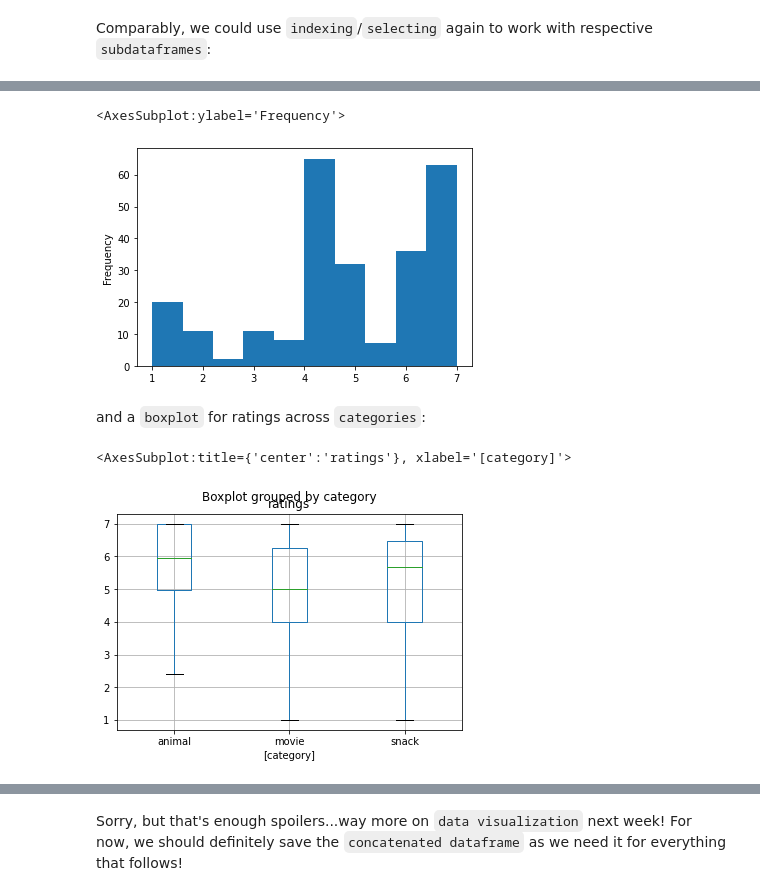
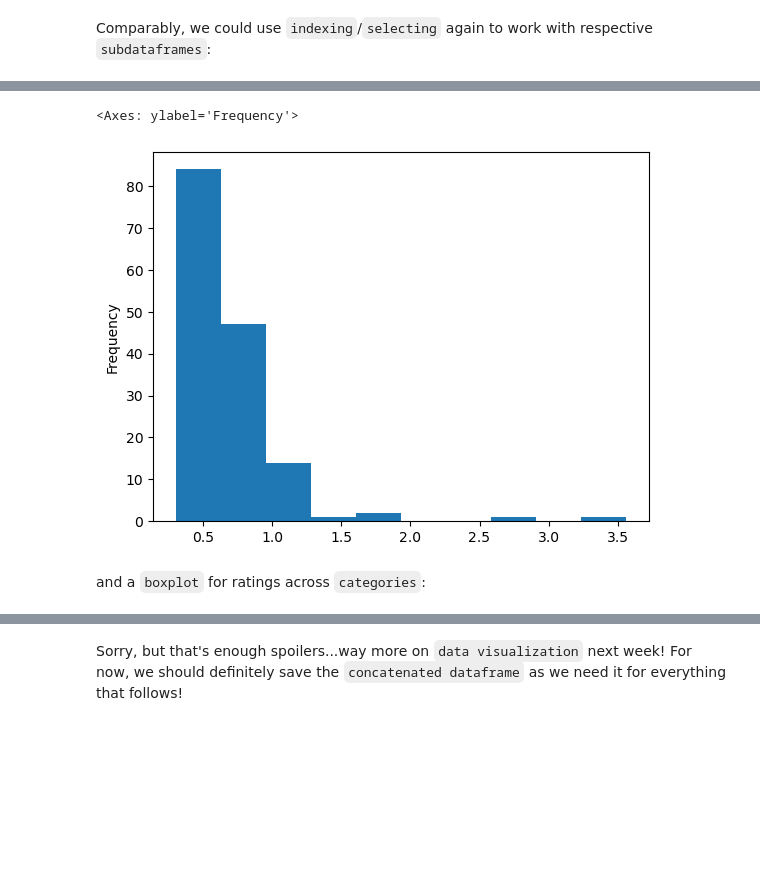
Before and after one commit to MarkovYu/Python_For_Psychologists_24, a Jupyter notebook: lecture/_build/jupyter_execute/analyses/intro_data_analyzes_visualization.ipynb, the cells around one changed output, grey strips where cells are left out. Saved outputs shown, nothing was run; the diff lists cells and outputs as text; code cells hidden in the pictures; blank space fills up the shorter version.

```diff
--- a/lecture/_build/jupyter_execute/analyses/intro_data_analyzes_visualization.ipynb
+++ b/lecture/_build/jupyter_execute/analyses/intro_data_analyzes_visualization.ipynb
@@ -1024,15 +1020,10 @@ dataframe_concat[dataframe_concat['category']=='movie']
 With that, we could start `visualizing` and analyzing our `data` via `inferential statistics`. Regarding the former, `pandas` even has some built-in `functions` for `basic plotting`. Here, some spoilers: a `histogram` for `movie ratings`
 
 <center><img src="https://pandas.pydata.org/docs/_images/04_plot_overview.svg" width="600px" style="margin-bottom: 10px;"></center>
-# %%
-dataframe_concat[dataframe_concat['category']=='movie']['ratings'].plot.hist()
-# %% [output]
-<AxesSubplot:ylabel='Frequency'>
-[figure, removed]
+# %%
+cleaned_df[cleaned_df['congruent']==1]['resp.rt'].plot.hist()
+# %% [output]
+<Axes: ylabel='Frequency'>
+[figure, added]
 # %% [markdown]
 and a `boxplot` for ratings across `categories`:
-# %%
-dataframe_concat[['category', 'ratings']].boxplot(by='category')
-# %% [output]
-<AxesSubplot:title={'center':'ratings'}, xlabel='[category]'>
-[figure, removed]
```
Also changed, not shown: parts of 58 cells of this notebook, 13 other files.
